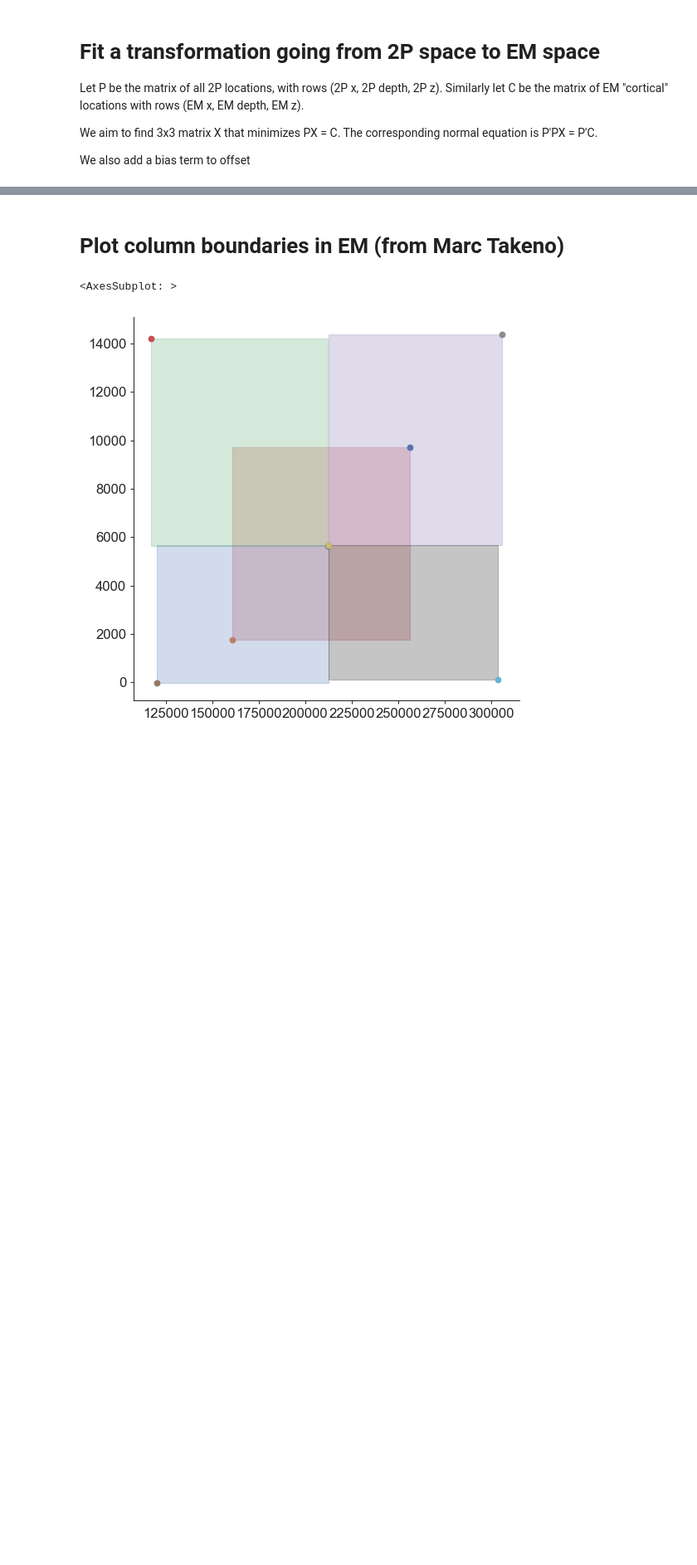
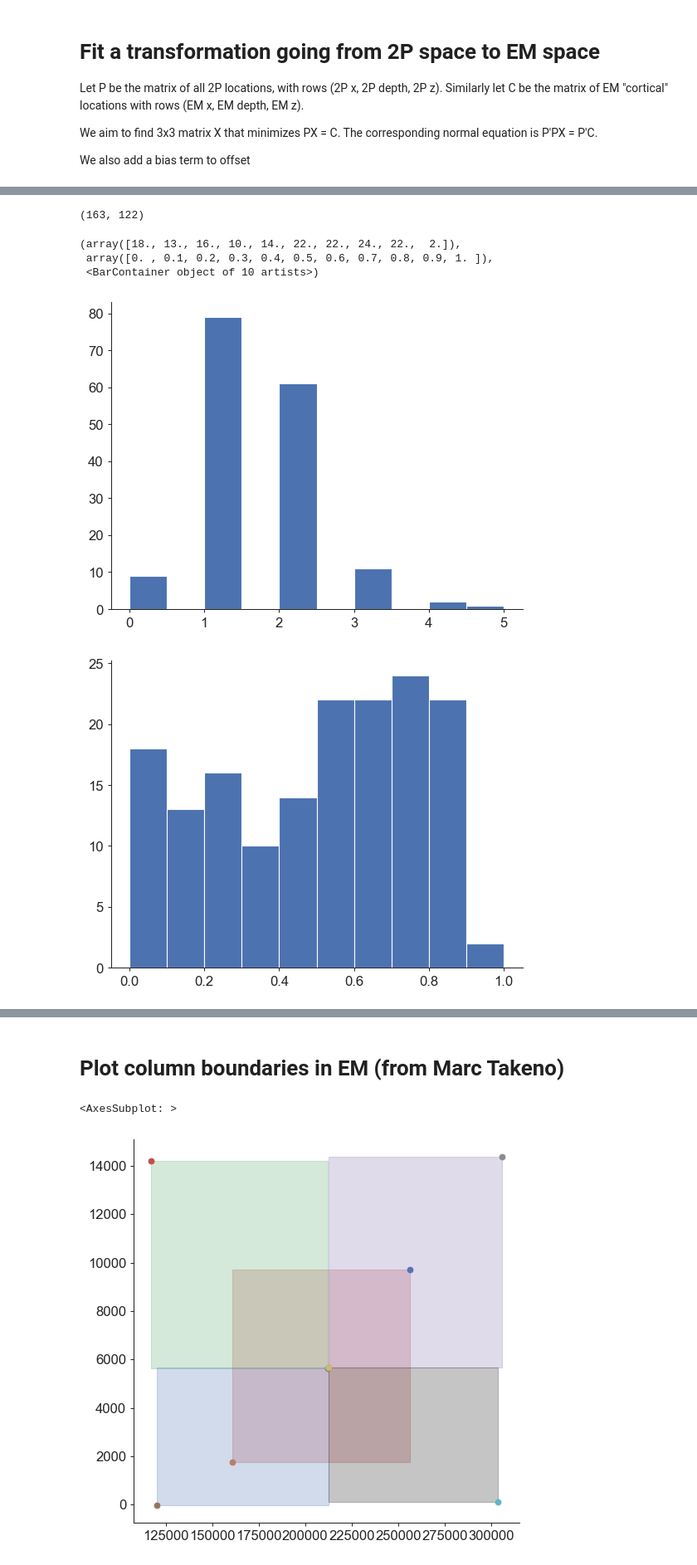
Before and after one commit to AllenInstitute/allen_v1dd, a Jupyter notebook: chase/analysis_notebooks/2023-03-07_2p-em-mapping.ipynb, the cells around one changed output, grey strips where cells are left out. Shown at 83% size. Cells and saved outputs as stored; diff of their text form; code cells hidden in the pictures; blank space fills up the shorter version.

Commit message:
Affine coreg

```diff
--- a/chase/analysis_notebooks/2023-03-07_2p-em-mapping.ipynb
+++ b/chase/analysis_notebooks/2023-03-07_2p-em-mapping.ipynb
@@ -188,7 +199,7 @@ for i in range(len(coreg)):
     # axs[1].scatter(ci_pred[0], ci_pred[2], color=color, s=delta_microns**2)
     axs[1].scatter(ci_pred[0], ci_pred[2], color="none", edgecolor=color, linewidth=1.5, s=delta_microns**2)
     if delta_microns > 8:
-        axs[1].plot([ci_true[0], ci_pred[0]], [ci_true[2], ci_pred[2]], color=color, linestyle="dotted", linewidth=1)
+        axs[1].plot([ci_true[0], ci_pred[0]], [ci_true[2], ci_pred[2]], color=color, linestyle="solid", linewidth=1)
 
 axs[0].axis("equal")
 axs[1].axis("equal")
@@ -227,0 +241,3 @@ ax.axis("equal")
+# %%
+nearby = em_client.get_nearby_cells(pt_root_id=coreg.pt_root_id.values[0], radius_microns=500, drop_duplicates=True)
+nearby
@@ -227,0 +258,38 @@ ax.axis("equal")
+# %%
+nearby_positions = np.vstack(nearby.position_microns.values)
+# %%
+n, n_train
+# %% [output]
+(163, 122)
+# %%
+n_soma_nearby_of_pred = []
+score = []
+is_correct = []
+for i in range(n):
+    pi = P[i]
+    ci_true = C[i]
+    ci_pred = pi.dot(X)
+    pred_err_dist = np.linalg.norm(ci_true - ci_pred)
+    pred_err_horiz_dist = np.linalg.norm(ci_true[::2] - ci_pred[::2])
+    pred_err_vert_dist = abs(ci_true[1] - ci_pred[1])
+
+    nearby_dist = np.linalg.norm(nearby_positions - ci_pred, axis=1)
+    nearby_horiz_dist = np.linalg.norm(nearby_positions[:, ::2] - ci_pred[::2], axis=1)
+    n_soma_nearby_of_pred.append(np.count_nonzero(nearby_dist <= 10))
+    closest_dist, second_closest_dist = np.partition(nearby_dist, 2)[:2]
+
+    # score.append(nearby_dist.min() / pred_err_horiz_dist)
+    score.append(1 - closest_dist / second_closest_dist)
+
+    is_correct.append(pred_err_dist == closest_dist)
+
+
+plt.hist(n_soma_nearby_of_pred)
+plt.figure()
+plt.hist(score, bins=np.arange(0, 1.1, 0.1))
+# %% [output]
+(array([18., 13., 16., 10., 14., 22., 22., 24., 22.,  2.]),
+ array([0. , 0.1, 0.2, 0.3, 0.4, 0.5, 0.6, 0.7, 0.8, 0.9, 1. ]),
+ <BarContainer object of 10 artists>)
+[figure, added]
+[figure, added]
```
Also changed, not shown: parts of 12 cells of this notebook, 4 other files.
